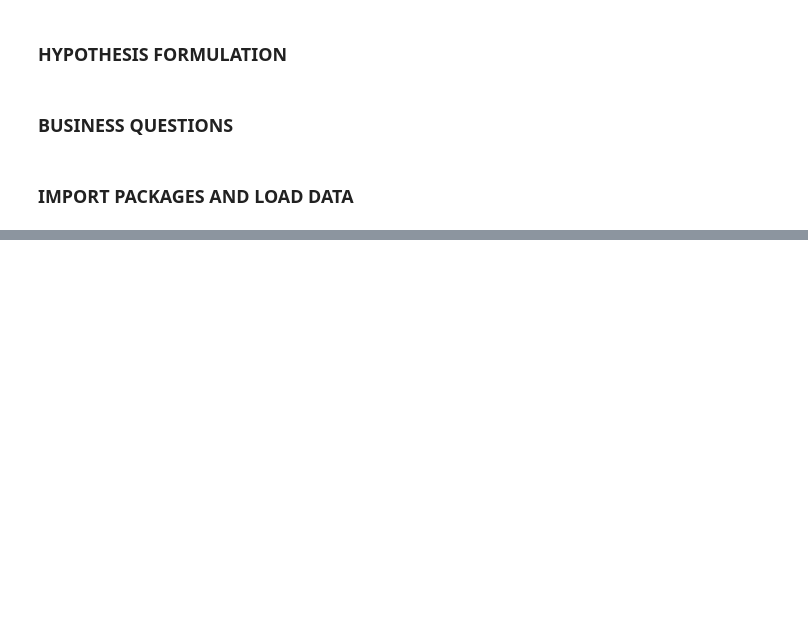
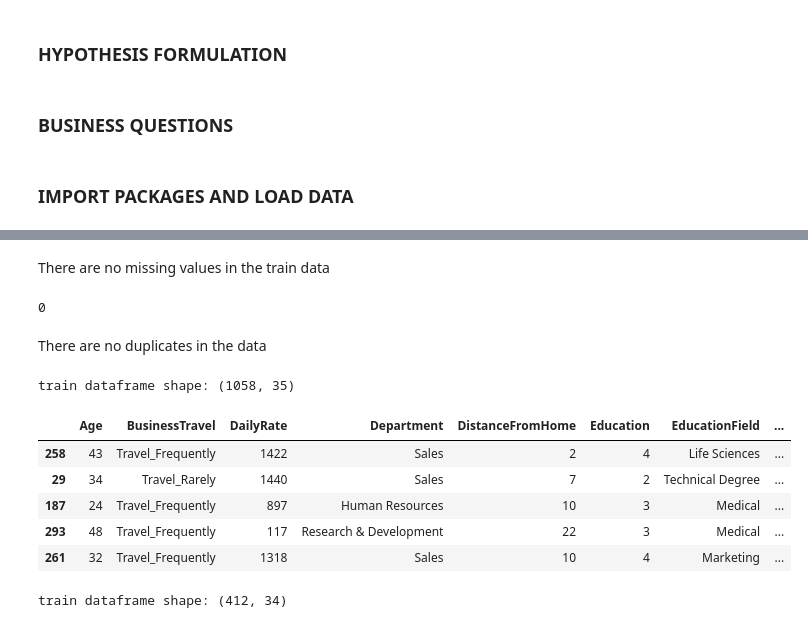
Before and after one commit to elvis-darko/EMPLOYEE-CHURN--SQL-POWER-BI-PYTHON-, a Jupyter notebook: Assets/dev/ibm_employee_churn.ipynb, the cells around one changed output, grey strips where cells are left out. Cells and saved outputs as stored; diff of their text form; code cells hidden in the pictures; blank space fills up the shorter version.

```diff
--- a/Assets/dev/ibm_employee_churn.ipynb
+++ b/Assets/dev/ibm_employee_churn.ipynb
@@ -74,0 +133,33 @@ SyntaxError: unterminated string literal (detected at line 3) (1433913260.py, li
+# %% [markdown]
+There are no missing values in the train data
+# %%
+# Check for duplicates in the data
+
+employee_train.duplicated().sum()
+# %% [output]
+0
+# %% [markdown]
+There are no duplicates in the data
+# %%
+# Check the shape of the train data
+
+print(f"train dataframe shape: {employee_train.shape}")
+# %% [output]
+train dataframe shape: (1058, 35)
+# %%
+# Check sample of test data
+
+employee_test.sample(5, random_state=1)
+# %% [output]
+|  | Age | BusinessTravel | DailyRate | Department | DistanceFromHome | Education | EducationField | ... |
+| 258 | 43 | Travel_Frequently | 1422 | Sales | 2 | 4 | Life Sciences | ... |
+| 29 | 34 | Travel_Rarely | 1440 | Sales | 7 | 2 | Technical Degree | ... |
+| 187 | 24 | Travel_Frequently | 897 | Human Resources | 10 | 3 | Medical | ... |
+| 293 | 48 | Travel_Frequently | 117 | Research & Development | 22 | 3 | Medical | ... |
+| 261 | 32 | Travel_Frequently | 1318 | Sales | 10 | 4 | Marketing | ... |
+# %%
+# Check shape of test data
+
+print(f"train dataframe shape: {employee_test.shape}")
+# %% [output]
+train dataframe shape: (412, 34)
```
Also changed, not shown: parts of 12 cells of this notebook.
